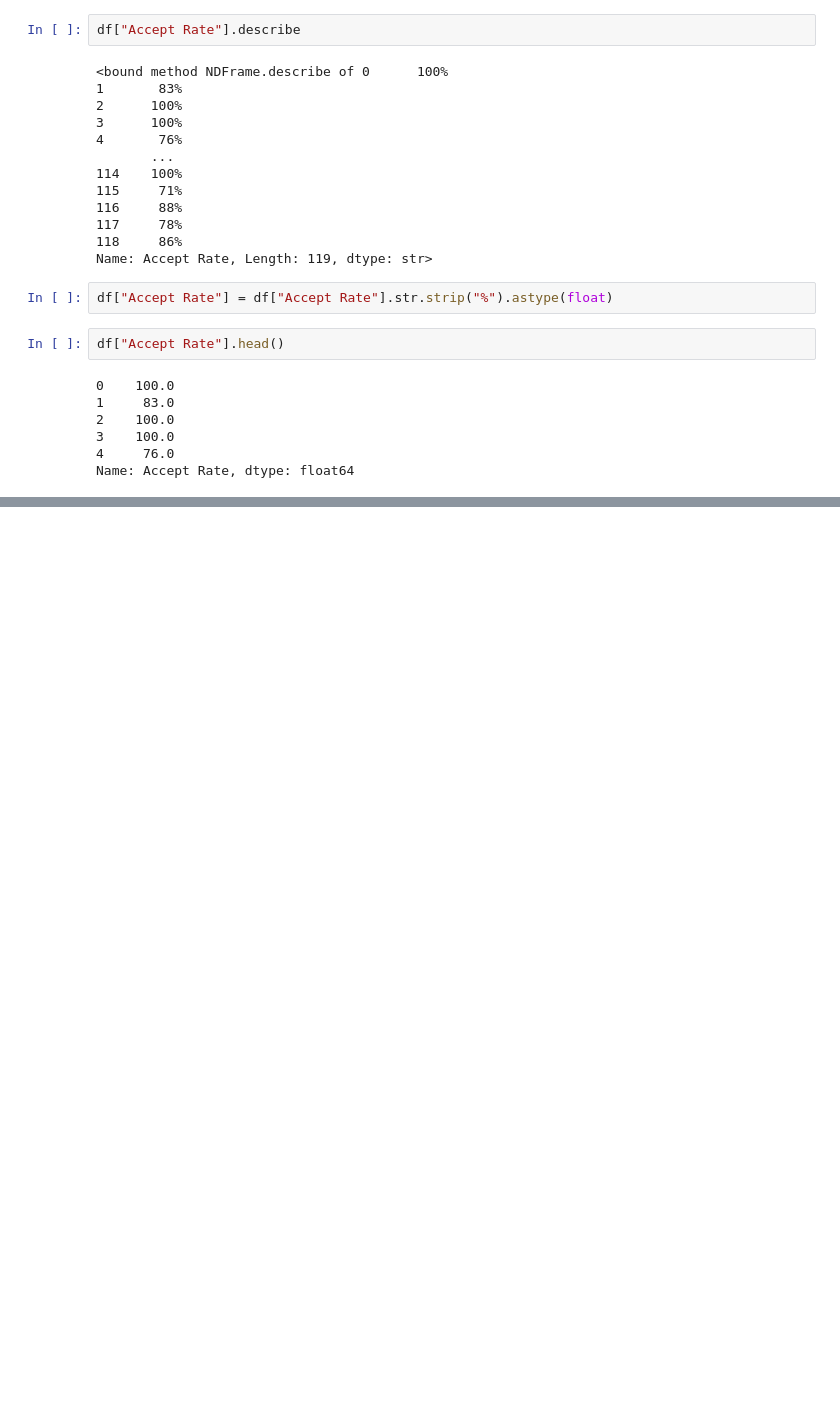
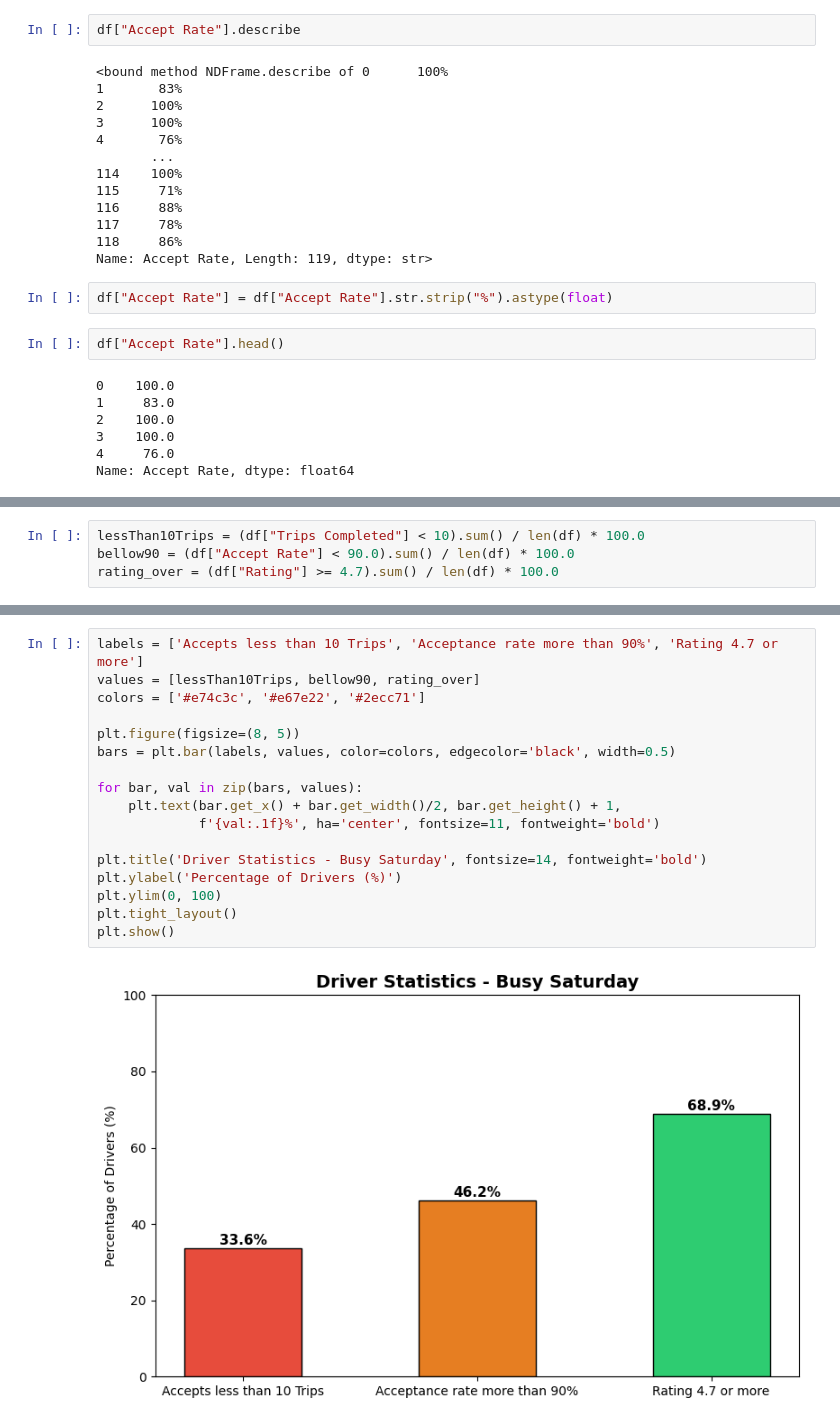
Before and after one commit to abir171915/Uber-Partner-Business-Modeling-, a Jupyter notebook: uber.ipynb, the cells around one changed output, grey strips where cells are left out. Cells and saved outputs as stored; diff of their text form; blank space fills up the shorter version.

```diff
--- a/uber.ipynb
+++ b/uber.ipynb
@@ -56,0 +115,4 @@ Name: Accept Rate, dtype: float64
+# %%
+lessThan10Trips = (df["Trips Completed"] < 10).sum() / len(df) * 100.0
+bellow90 = (df["Accept Rate"] < 90.0).sum() / len(df) * 100.0
+rating_over = (df["Rating"] >= 4.7).sum() / len(df) * 100.0
@@ -56,0 +149,19 @@ Name: Accept Rate, dtype: float64
+# %%
+labels = ['Accepts less than 10 Trips', 'Acceptance rate more than 90%', 'Rating 4.7 or more']
+values = [lessThan10Trips, bellow90, rating_over]
+colors = ['#e74c3c', '#e67e22', '#2ecc71']
+
+plt.figure(figsize=(8, 5))
+bars = plt.bar(labels, values, color=colors, edgecolor='black', width=0.5)
+
+for bar, val in zip(bars, values):
+    plt.text(bar.get_x() + bar.get_width()/2, bar.get_height() + 1,
+             f'{val:.1f}%', ha='center', fontsize=11, fontweight='bold')
+
+plt.title('Driver Statistics - Busy Saturday', fontsize=14, fontweight='bold')
+plt.ylabel('Percentage of Drivers (%)')
+plt.ylim(0, 100)
+plt.tight_layout()
+plt.show()
+# %% [output]
+[figure, added]
```
Also changed, not shown: parts of 15 cells of this notebook.
